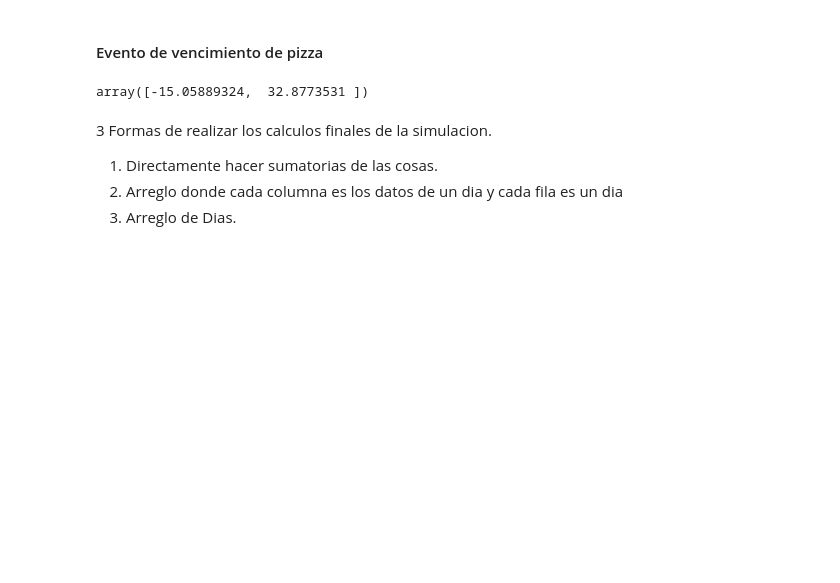
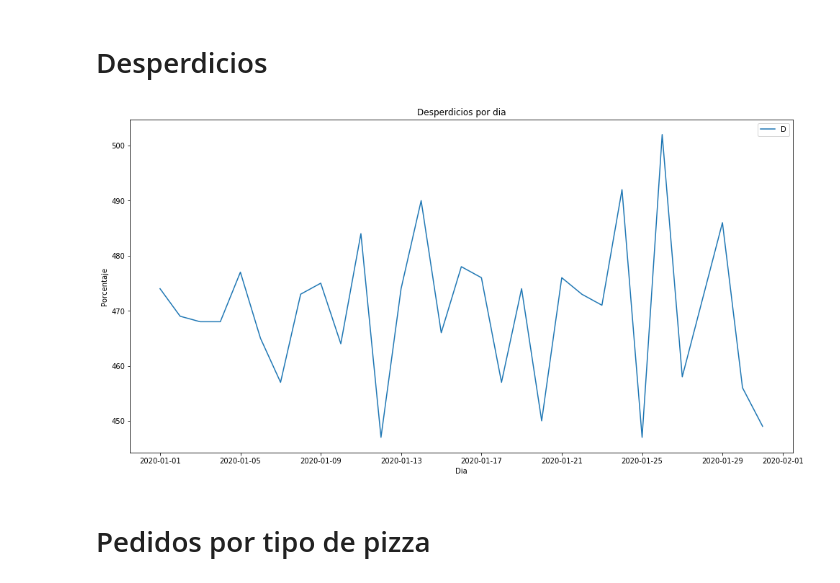
Before and after one commit to LucianoAlzugaray/mys-tpfinal, a Jupyter notebook: MyS_tp_final.ipynb, the cells around one changed output. Cells and saved outputs as stored; diff of their text form; code cells hidden in the pictures; blank space fills up the shorter version.

Commit message:
Agregar graficas finales

```diff
--- a/MyS_tp_final.ipynb
+++ b/MyS_tp_final.ipynb
@@ -126,0 +11,30 @@ class LlamoClienteEvent:
+# %%
+formato = '%Y-%m-%d %H:%M:%S'
+pedidos_entregados = pedidos[pedidos.entregado]
+pedidos_entregados["hora_toma"] = pedidos_entregados["hora_toma"].map(lambda x: datetime.strptime(x, formato))
+pedidos_entregados["hora_entrega"] = pedidos_entregados["hora_entrega"].map(lambda x: datetime.strptime(x, formato))
+pedidos_entregados["espera_cliente"] = pedidos_entregados["hora_entrega"] - pedidos_entregados["hora_toma"]
+pedidos_entregados["espera_cliente"] = pedidos_entregados["espera_cliente"].map(lambda x: math.trunc(x.seconds / 60))
+pedidos_entregados["hora"] = pedidos_entregados["hora_toma"].map(lambda x: x.time().hour)
+
+
+pedidos_perdidos = pedidos[pedidos.entregado == False]
+pedidos_perdidos["hora_toma"] = pedidos_perdidos["hora_toma"].map(lambda x: datetime.strptime(x, formato))
+pedidos_perdidos["hora_entrega"] = pedidos_perdidos["hora_entrega"].map(lambda x: datetime.strptime(x, formato))
+pedidos_perdidos["espera_cliente"] = pedidos_perdidos["hora_entrega"] - pedidos_perdidos["hora_toma"]
+pedidos_perdidos["espera_cliente"] = pedidos_perdidos["espera_cliente"].map(lambda x: math.trunc(x.seconds / 60))
+pedidos_perdidos["hora"] = pedidos_perdidos["hora_toma"].map(lambda x: x.time().hour)
+
+fig, ax = plt.subplots()
+fig.set_size_inches(16.5, 8.5)
+
+ax.plot(pedidos_entregados[["hora", "espera_cliente"]].groupby("hora").mean(), label = "Pedidos entregados")
+ax.plot(pedidos_perdidos[["hora", "espera_cliente"]].groupby("hora").mean(), label = "Pedidos perdidos")
+ax.set_xlabel("Horas", fontsize=12)
+ax.set_ylabel("Espera", fontsize=12)
+
+plt.xlabel('Horas del dia')
+plt.ylabel('Espera en minutos')
+plt.title('Espera del cliente promedio por hora')
+plt.legend()
+plt.show()
@@ -127,2 +60,21 @@ class LlamoClienteEvent:
+# %% [markdown]
+# Desperdicios
+# %%
+desperdicios = pd.read_csv('./tests/store/desperdicios.csv')
+# %%
+desperdicios["time"] = desperdicios["hora"].map(lambda x: (datetime.strptime(x, formato)).date())
+fig, ax = plt.subplots()
+fig.set_size_inches(16.5, 8.5)
+
+ax.plot(desperdicios[["id", "time"]].groupby('time').count())
+
+
+plt.xlabel('Dia')
+plt.ylabel('Porcentaje')
+plt.title('Desperdicios por dia')
+plt.legend("Desperdicios")
+plt.show()
+# %% [output]
+[figure, added]
 # %% [markdown]
-#### Evento de vencimiento de pizza
+# Pedidos por tipo de pizza
@@ -141,10 +80,0 @@ class PizzaVenceEvent:
-# %%
-generar_ubicacion_cliente()
-# %% [output]
-array([-15.05889324,  32.8773531 ])
-# %% [markdown]
-3 Formas de realizar los calculos finales de la simulacion.
-
-1. Directamente hacer sumatorias de las cosas.
-2. Arreglo donde cada columna es los datos de un dia y cada fila es un dia
-3. Arreglo de Dias.
```
Also changed, not shown: parts of 20 cells of this notebook, 9 other files.
